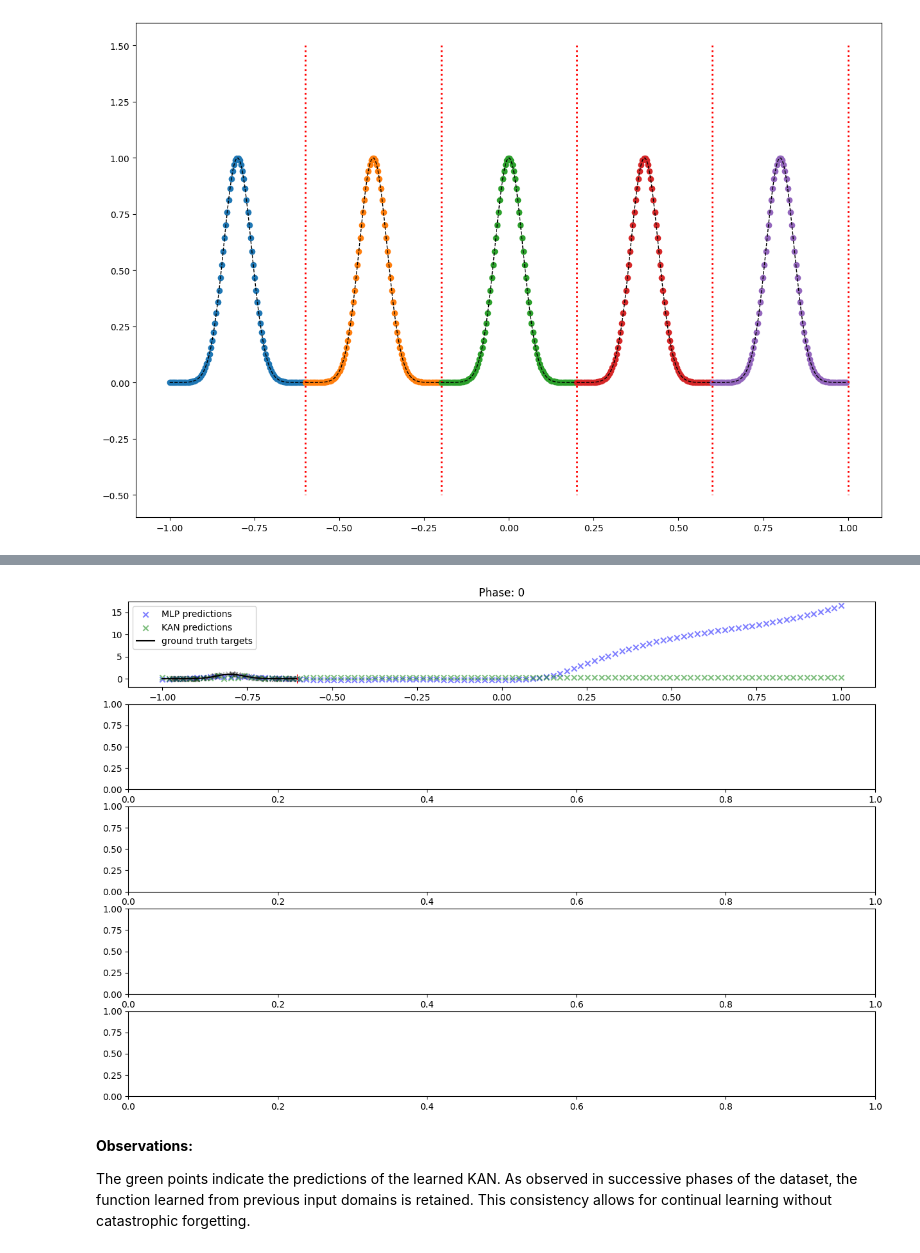
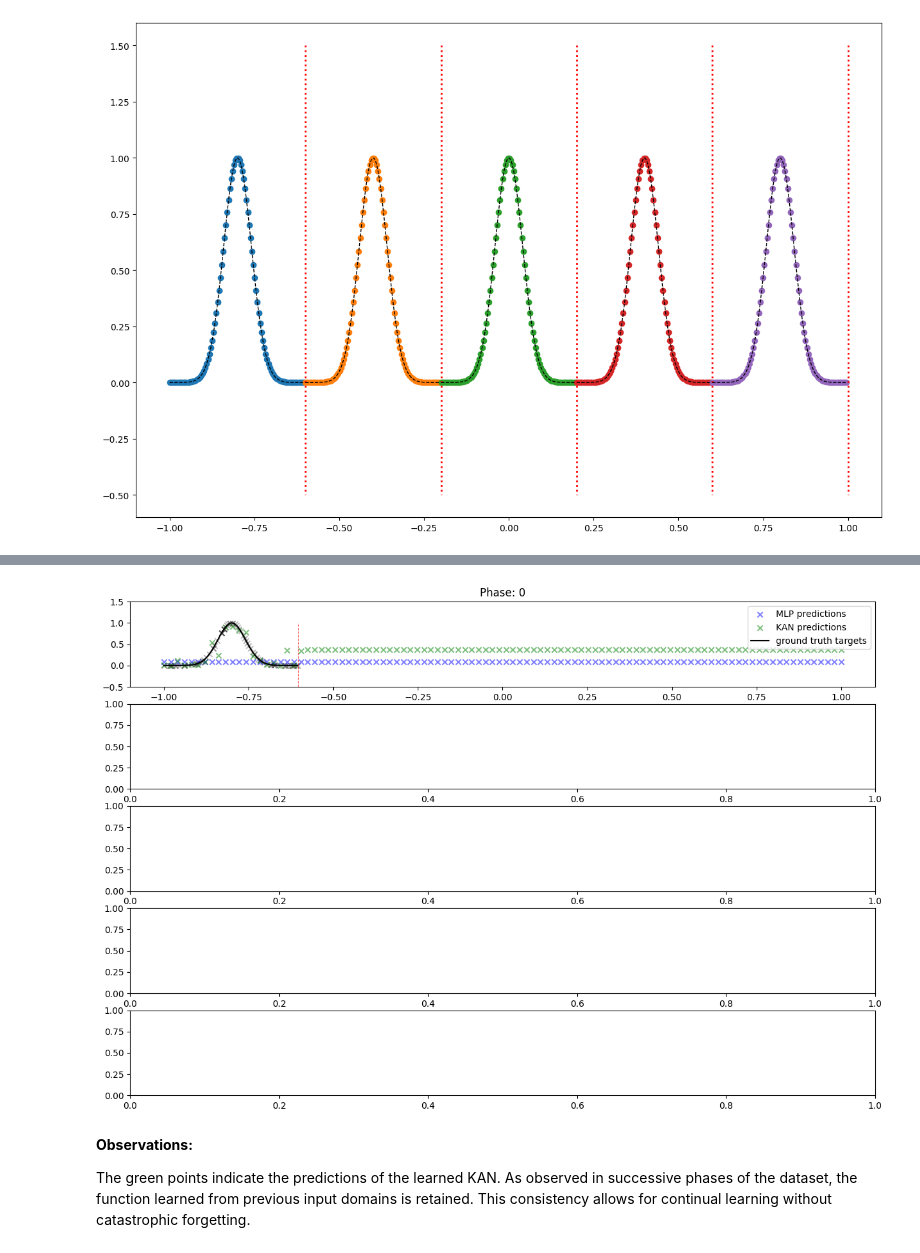
Before and after one commit to HsiuWen/SciML_PPP, a Jupyter notebook: KAN_grids_continual.ipynb, the cells around one changed output, grey strips where cells are left out. Drawn from its saved outputs; the diff is of its cells as text; code cells hidden in the pictures.

```diff
--- a/KAN_grids_continual.ipynb
+++ b/KAN_grids_continual.ipynb
@@ -469,11 +469,11 @@ k = 3
 n_layers = 2
 
 # Setting for MLP
-layer_sizes = [32,32,32]
+#layer_sizes = [32,32,32]
 # train standard neural network to fit training data
-#torch.manual_seed(123)
-#model = MLP(1,1,200,2)
-#optimizer = torch.optim.Adam(model.parameters(),lr=1e-3)
+torch.manual_seed(123)
+model_mlp = MLP(1,1,32,32)
+optimizer = torch.optim.Adam(model.parameters(),lr=1e-3)
 
 params_kan, params_mlp = None,None
 x_temps, y_temps, ends, y_noisys = [], [], [], []
@@ -498,8 +498,16 @@ for i in range(1):
 
 
     # MLP training
-    params_mlp, y_pred_mlp, losses_mlp = single_stacked_mlp_training(x_training, y_training, x_test, y_test,params_mlp,lr=1e-4, layer_sizes=layer_sizes, early_stopping_imrpovement_threshold=1000,verbose=False)
-
+    #params_mlp, y_pred_mlp, losses_mlp = single_stacked_mlp_training(x_training, y_training, x_test, y_test,params_mlp,lr=1e-3, layer_sizes=layer_sizes, #early_stopping_imrpovement_threshold=500,verbose=False)
+    optimizer.zero_grad()
+    yh = model_mlp(x_training)
+    loss_mlp = torch.mean((yh-y_training)**2)
+    loss_mlp.backward()
+    optimizer.step()
+    with torch.no_grad():
+        y_predicted_test = model_mlp(x_test)
+        val_loss = torch.mean(torch.pow(y_predicted_test - y_test, 2))
+        losses_mlp['val'].append(val_loss.item())
 
     losses.append(losses_kan)
     print(f"Phase: {i}\t KAN Loss: {np.mean(losses_kan['val'][-50:]): 0.4f}")
@@ -519,12 +527,14 @@ for i in range(1):
 
     # MLP prediction on all domain
     with torch.no_grad():
-        weights, biases = params_mlp['weights'], params_mlp['biases']
-        x = x_in
-        for weight, bias in zip(weights, biases):
-            x = F.linear(x, weight.t(), bias)
-            x = F.silu(x) # relu might not work better here
-        y_pred_mlp = x
+        y_pred_mlp=model_mlp(x_in)
+
+        # weights, biases = params_mlp['weights'], params_mlp['biases']
+        # x = x_in
+        # for weight, bias in zip(weights, biases):
+        #     x = F.linear(x, weight.t(), bias)
+        #     x = F.silu(x) # relu might not work better here
+        # y_pred_mlp = x
 
     ax.scatter(x_in[:, 0], y_pred_mlp, color='blue', alpha=0.5, marker='x', label="MLP predictions")
     ax.scatter(x_in[:, 0], y_pred, color='green', alpha=0.5, marker='x', label="KAN predictions")
@@ -541,6 +551,7 @@ for i in range(1):
     ax.set_title(f"Phase: {i}")
     if i == 0:
         ax.legend()
+        ax.set_ylim(-0.5,1.5)
 
     x_temps.append(x_temp)
     y_temps.append(y_temp)
@@ -548,8 +559,7 @@ for i in range(1):
 
 
 #print(f"Number of parameters learned for MLP: {sum([x.numel() for x in weights]) + sum([x.numel() for x in biases])}")
+print(f"KAN Avg. loss: {np.mean(losses_kan['val'][-100:]): 0.5f}")
 print(f"MLP Avg. loss: {np.mean(losses_mlp['val'][-100:]): 0.5f}")
-
-print(f"KAN Avg. loss: {np.mean(losses_kan['val'][-100:]): 0.5f}")
 # %% [output]
 Stopping: No further improvements...
@@ -561,4 +570,4 @@ KAN Avg. loss:  0.14183
-[figure, old version]
+[figure, new version]
 # %% [markdown]
 **Observations:**
 
```
Also changed, not shown: parts of 1 cell of this notebook.
